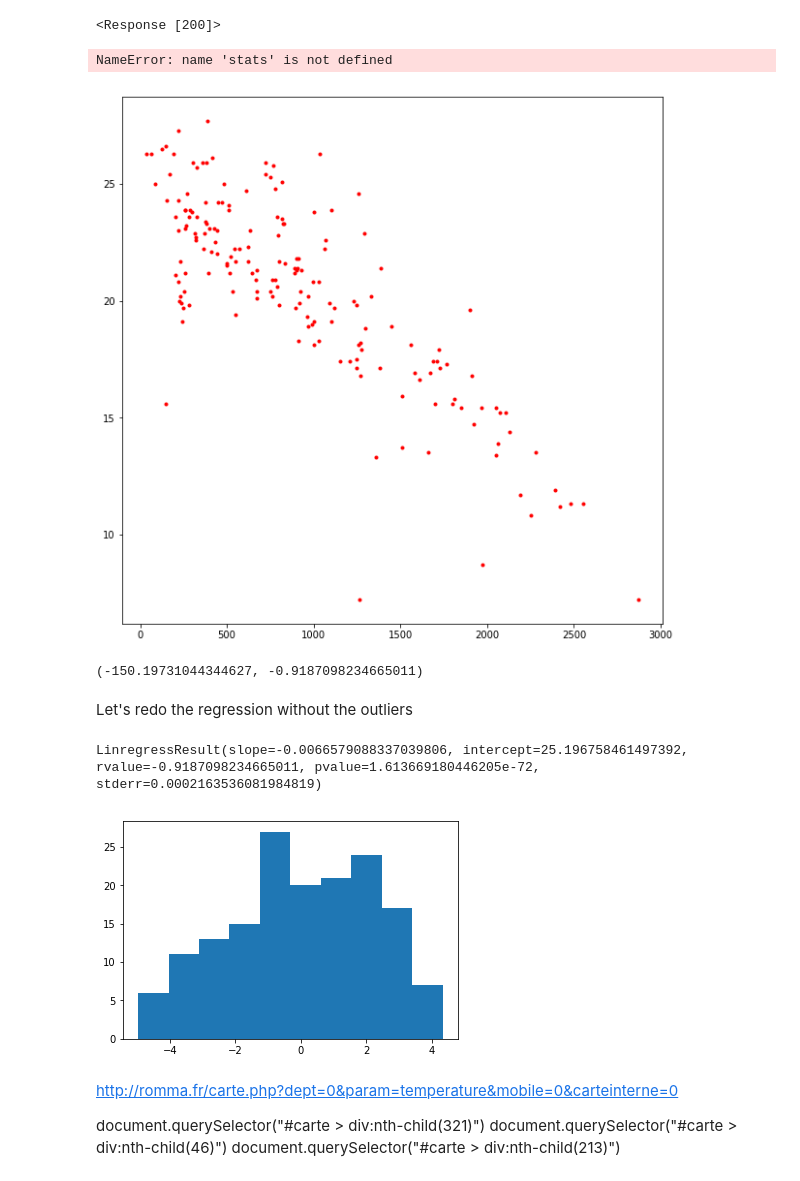
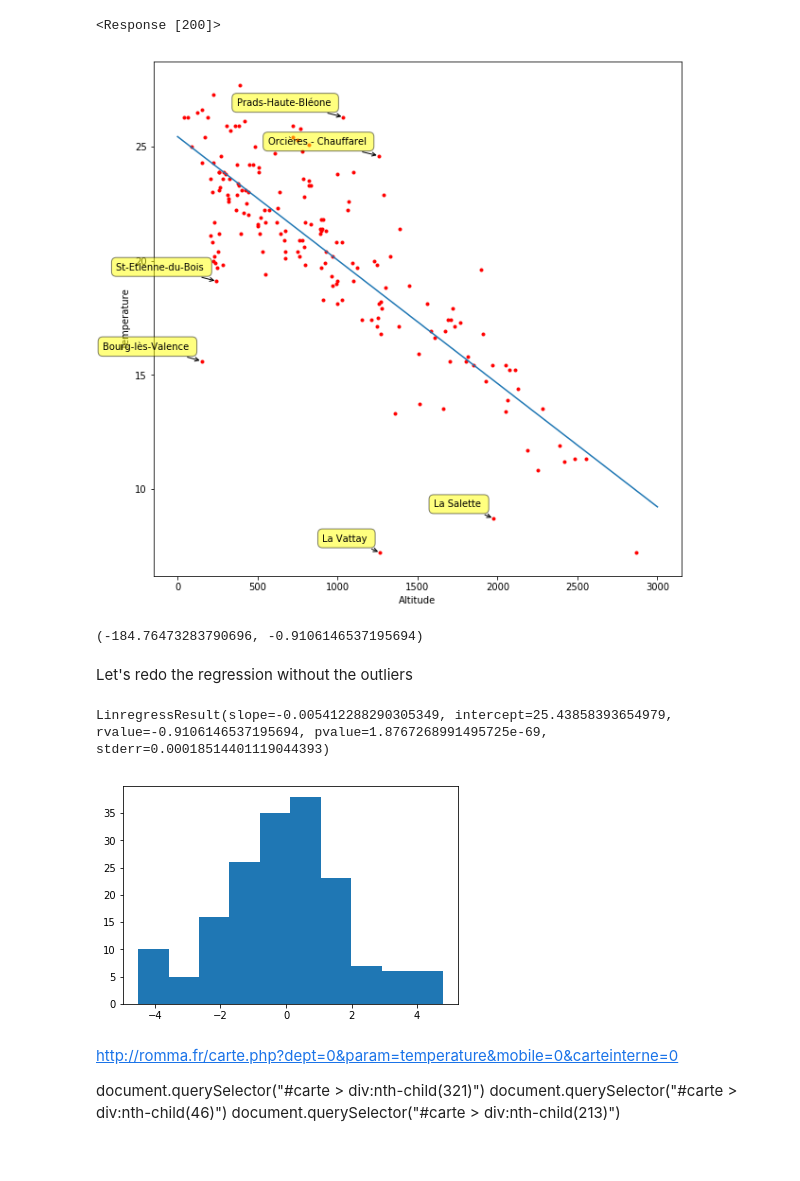
Before and after one commit to macbuse/ROMMA, a Jupyter notebook: romma_again.ipynb, the cells around one changed output. Saved outputs shown, nothing was run; the diff lists cells and outputs as text; code cells hidden in the pictures.

```diff
--- a/romma_again.ipynb
+++ b/romma_again.ipynb
@@ -106,40 +106,39 @@ T = np.array([float(x) for x in T])
 
 
 fig, ax = plt.subplots()
 fig.set_size_inches(10,10)
 
 ax.plot(A,T,'r.')
 
 #I commented this out to see what it looked like
 #when I do the regression after taking outliers out.
-vv = stats.linregress(A,T)
+#vv = stats.linregress(A,T)
 X = np.array([0,3000])
 ax.plot(X, vv.slope*X + vv.intercept)
 
 #find the outliers
 mask = abs((vv.slope*A + vv.intercept) - T) > 5
 
 #label the outliers
 labels = [x for x, y in zip(N, mask) if  y]
 
 for label, x, y in zip(labels, A[mask], T[mask]):
     ax.annotate(
         label,
         xy=(x, y), xytext=(-10, 10),
         textcoords='offset points', ha='right', va='bottom',
         bbox=dict(boxstyle='round,pad=0.5', fc='yellow', alpha=0.5),
         arrowprops=dict(arrowstyle = '->', connectionstyle='arc3,rad=0'))
 
 
 plt.xlabel('Altitude');
 plt.ylabel('Temperature');
 # %% [output]
-NameError: name 'stats' is not defined
-[figure, old version]
+[figure, new version]
 # %%
 1/vv.slope, vv.rvalue
 # %% [output]
-(-150.19731044344627, -0.9187098234665011)
+(-184.76473283790696, -0.9106146537195694)
 # %% [markdown]
 Let's redo the regression without the outliers
 # %%
@@ -149,11 +148,11 @@ U[mask] = (vv.slope*A[mask] + vv.intercept)
 vv = stats.linregress(A,U)
 vv
 # %% [output]
-LinregressResult(slope=-0.0066579088337039806, intercept=25.196758461497392, rvalue=-0.9187098234665011, pvalue=1.613669180446205e-72, stderr=0.0002163536081984819)
+LinregressResult(slope=-0.005412288290305349, intercept=25.43858393654979, rvalue=-0.9106146537195694, pvalue=1.8767268991495725e-69, stderr=0.00018514401119044393)
 # %%
 plt.hist((vv.slope*A[~mask] + vv.intercept) - T[~mask], bins= 10);
 # %% [output]
-[figure, old version]
+[figure, new version]
 # %% [markdown]
 http://romma.fr/carte.php?dept=0&param=temperature&mobile=0&carteinterne=0
 
```
Also changed, not shown: parts of 2 cells of this notebook.
